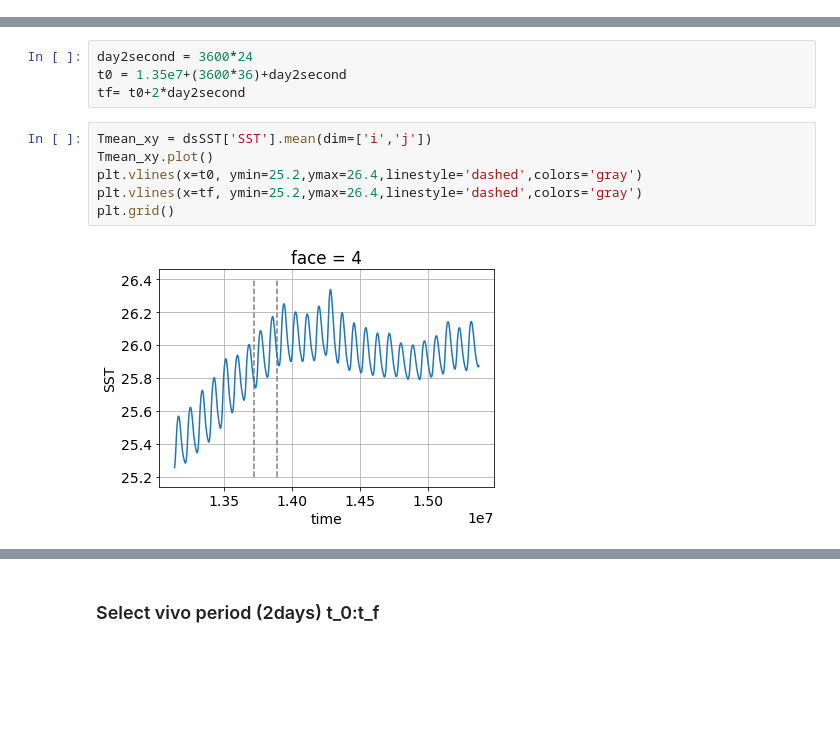
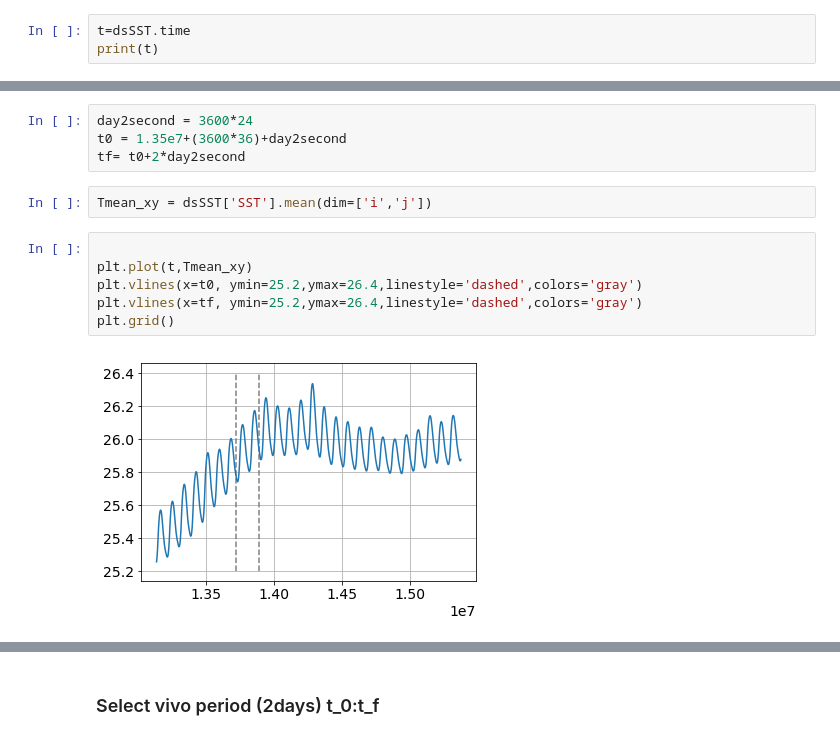
Before and after one commit to cgharo/IWSST, a Jupyter notebook: Harmonic_analysis_MITgcm.ipynb, the cells around one changed output, grey strips where cells are left out. Cells and saved outputs as stored; diff of their text form; blank space fills up the shorter version.

```diff
--- a/Harmonic_analysis_MITgcm.ipynb
+++ b/Harmonic_analysis_MITgcm.ipynb
@@ -83,3 +85,6 @@ Data variables:
     Eta      (time, j, i) float32 dask.array<shape=(625, 2000, 2000), chunksize=(625, 100, 2000)>
 # %% [markdown]
 ## Check for vivo/morto periods
+# %%
+t=dsSST.time
+print(t)
@@ -87,14 +100,16 @@ Data variables:
 day2second = 3600*24
 t0 = 1.35e7+(3600*36)+day2second
 tf= t0+2*day2second
+# %%
+Tmean_xy = dsSST['SST'].mean(dim=['i','j'])
 # %%
-Tmean_xy = dsSST['SST'].mean(dim=['i','j'])
-Tmean_xy.plot()
+
+plt.plot(t,Tmean_xy)
 plt.vlines(x=t0, ymin=25.2,ymax=26.4,linestyle='dashed',colors='gray')
 plt.vlines(x=tf, ymin=25.2,ymax=26.4,linestyle='dashed',colors='gray')
 plt.grid()
 # %% [output]
-[figure, old version]
+[figure, new version]
 # %%
 Eta_mean_xy = dsSSH['Eta'].mean(dim=['i','j'])
 Eta_mean_xy.plot()
```
Also changed, not shown: parts of 117 cells of this notebook, 7 other files.
